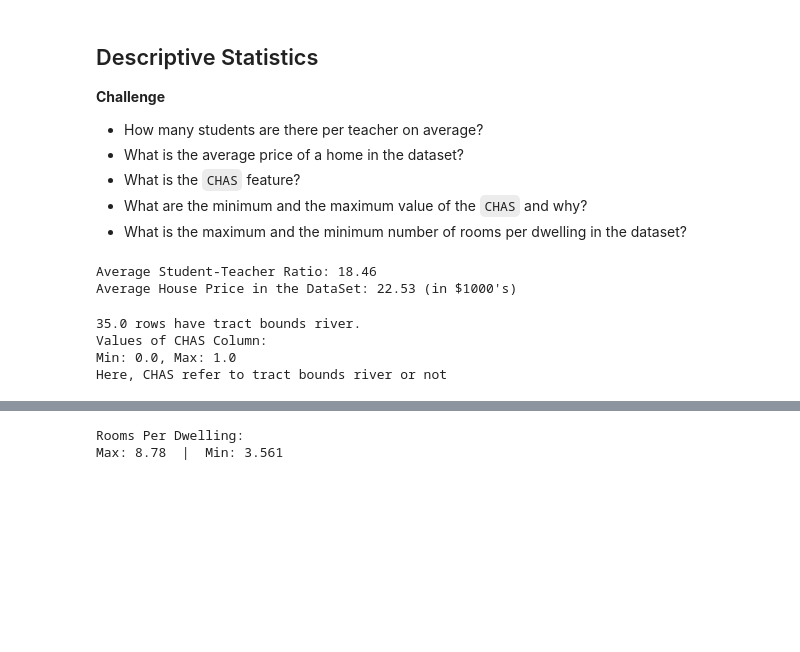
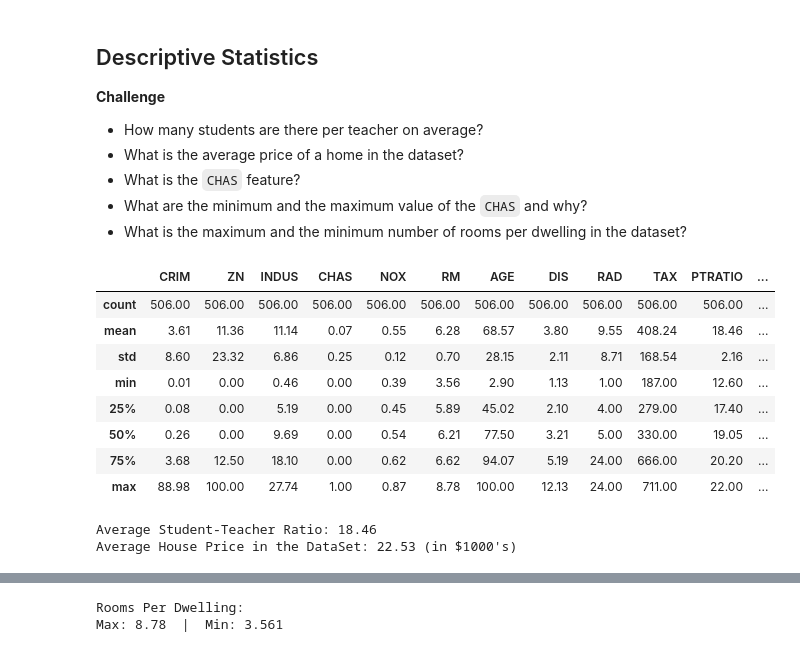
Before and after one commit to DarkDk123/House-valuation-model, a Jupyter notebook: Multivariable_Regression_and_Valuation_Model_(start).ipynb, the cells around one changed output, grey strips where cells are left out. Drawn from its saved outputs; the diff is of its cells as text; code cells hidden in the pictures; blank space fills up the shorter version.

```diff
--- a/Multivariable_Regression_and_Valuation_Model_(start).ipynb
+++ b/Multivariable_Regression_and_Valuation_Model_(start).ipynb
@@ -127,6 +165,19 @@ Duplicate Values?: False
 * What is the `CHAS` feature?
 * What are the minimum and the maximum value of the `CHAS` and why?
 * What is the maximum and the minimum number of rooms per dwelling in the dataset?
+# %%
+# Added Later as gives a good Description of the Dataset.
+data.describe()
+# %% [output]
+|  | CRIM | ZN | INDUS | CHAS | NOX | RM | AGE | DIS | RAD | TAX | PTRATIO | ... |
+| count | 506.00 | 506.00 | 506.00 | 506.00 | 506.00 | 506.00 | 506.00 | 506.00 | 506.00 | 506.00 | 506.00 | ... |
+| mean | 3.61 | 11.36 | 11.14 | 0.07 | 0.55 | 6.28 | 68.57 | 3.80 | 9.55 | 408.24 | 18.46 | ... |
+| std | 8.60 | 23.32 | 6.86 | 0.25 | 0.12 | 0.70 | 28.15 | 2.11 | 8.71 | 168.54 | 2.16 | ... |
+| min | 0.01 | 0.00 | 0.46 | 0.00 | 0.39 | 3.56 | 2.90 | 1.13 | 1.00 | 187.00 | 12.60 | ... |
+| 25% | 0.08 | 0.00 | 5.19 | 0.00 | 0.45 | 5.89 | 45.02 | 2.10 | 4.00 | 279.00 | 17.40 | ... |
+| 50% | 0.26 | 0.00 | 9.69 | 0.00 | 0.54 | 6.21 | 77.50 | 3.21 | 5.00 | 330.00 | 19.05 | ... |
+| 75% | 3.68 | 12.50 | 18.10 | 0.00 | 0.62 | 6.62 | 94.07 | 5.19 | 24.00 | 666.00 | 20.20 | ... |
+| max | 88.98 | 100.00 | 27.74 | 1.00 | 0.87 | 8.78 | 100.00 | 12.13 | 24.00 | 711.00 | 22.00 | ... |
 # %%
 # What is the Average of Student-Teacher Ratio.
 av_st_rate = data.PTRATIO.mean()
@@ -138,15 +189,3 @@ print(f"Average House Price in the DataSet: {av_house_price:.2f} (in $1000's)")
 # %% [output]
 Average Student-Teacher Ratio: 18.46
 Average House Price in the DataSet: 22.53 (in $1000's)
-# %%
-# CHAS Feature.
-print(f"{data.CHAS.sum()} rows have tract bounds river.")
-# Min & Max values of CHAS and Why?
-print(f"Values of CHAS Column:\n\
-Min: {data.CHAS.min()}, Max: {data.CHAS.max()}")
-print("Here, CHAS refer to tract bounds river or not")
-# %% [output]
-35.0 rows have tract bounds river.
-Values of CHAS Column:
-Min: 0.0, Max: 1.0
-Here, CHAS refer to tract bounds river or not
```
Also changed, not shown: parts of 4 cells of this notebook.
